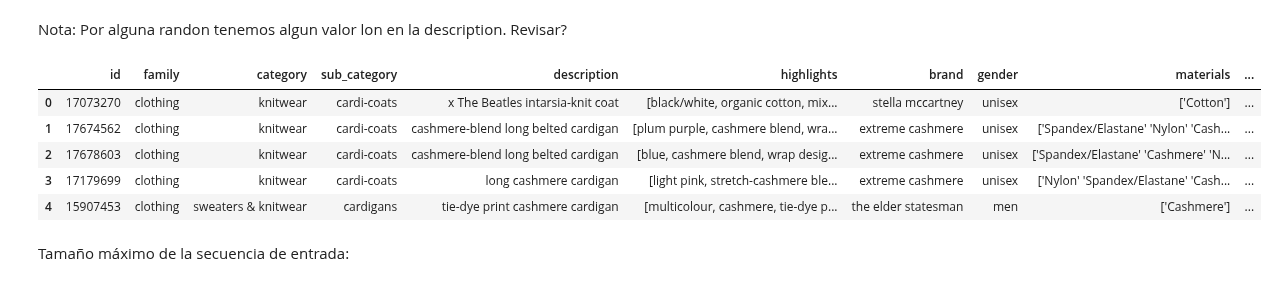
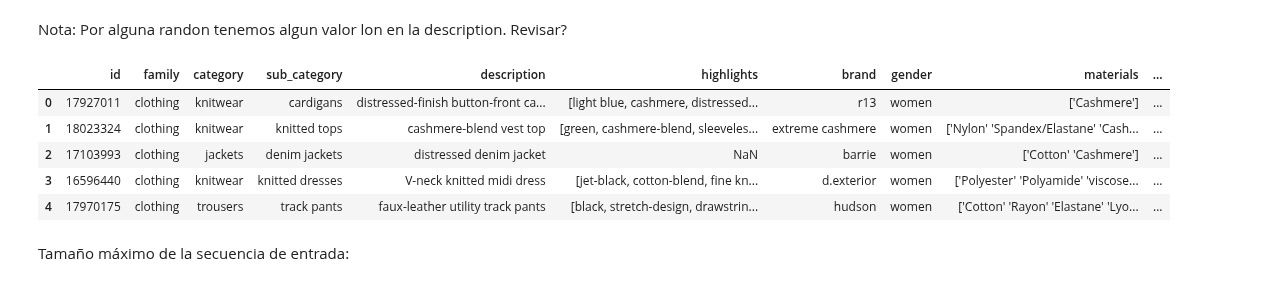
Before and after one commit to magistery-tps/text-mining, a Jupyter notebook: notebooks/fashion-outfits/bert-model.ipynb, the cells around one changed output. Cells and saved outputs as stored; diff of their text form; code cells hidden in the pictures.

```diff
--- a/notebooks/fashion-outfits/bert-model.ipynb
+++ b/notebooks/fashion-outfits/bert-model.ipynb
@@ -100,14 +102,14 @@ test_set  = pd.read_csv(f'{DATASET_PATH}/test.csv')
 # %% [markdown]
 Nota: Por alguna randon tenemos algun valor lon en la description. Revisar?
 # %%
-all_set.head()
+train_set.head()
 # %% [output]
 |  | id | family | category | sub_category | description | highlights | brand | gender | materials | ... |
-| 0 | 17073270 | clothing | knitwear | cardi-coats | x The Beatles intarsia-knit coat | [black/white, organic cotton, mix... | stella mccartney | unisex | ['Cotton'] | ... |
-| 1 | 17674562 | clothing | knitwear | cardi-coats | cashmere-blend long belted cardigan | [plum purple, cashmere blend, wra... | extreme cashmere | unisex | ['Spandex/Elastane' 'Nylon' 'Cash... | ... |
-| 2 | 17678603 | clothing | knitwear | cardi-coats | cashmere-blend long belted cardigan | [blue, cashmere blend, wrap desig... | extreme cashmere | unisex | ['Spandex/Elastane' 'Cashmere' 'N... | ... |
-| 3 | 17179699 | clothing | knitwear | cardi-coats | long cashmere cardigan | [light pink, stretch-cashmere ble... | extreme cashmere | unisex | ['Nylon' 'Spandex/Elastane' 'Cash... | ... |
-| 4 | 15907453 | clothing | sweaters & knitwear | cardigans | tie-dye print cashmere cardigan | [multicolour, cashmere, tie-dye p... | the elder statesman | men | ['Cashmere'] | ... |
+| 0 | 17927011 | clothing | knitwear | cardigans | distressed-finish button-front ca... | [light blue, cashmere, distressed... | r13 | women | ['Cashmere'] | ... |
+| 1 | 18023324 | clothing | knitwear | knitted tops | cashmere-blend vest top | [green, cashmere-blend, sleeveles... | extreme cashmere | women | ['Nylon' 'Spandex/Elastane' 'Cash... | ... |
+| 2 | 17103993 | clothing | jackets | denim jackets | distressed denim jacket | NaN | barrie | women | ['Cotton' 'Cashmere'] | ... |
+| 3 | 16596440 | clothing | knitwear | knitted dresses | V-neck knitted midi dress | [jet-black, cotton-blend, fine kn... | d.exterior | women | ['Polyester' 'Polyamide' 'viscose... | ... |
+| 4 | 17970175 | clothing | trousers | track pants | faux-leather utility track pants | [black, stretch-design, drawstrin... | hudson | women | ['Cotton' 'Rayon' 'Elastane' 'Lyo... | ... |
 # %%
 train_set['description'] = train_set['description'].apply(str)
 val_set  ['description'] = val_set  ['description'].apply(str)
```
Also changed, not shown: parts of 7 cells of this notebook, 3 other files.
